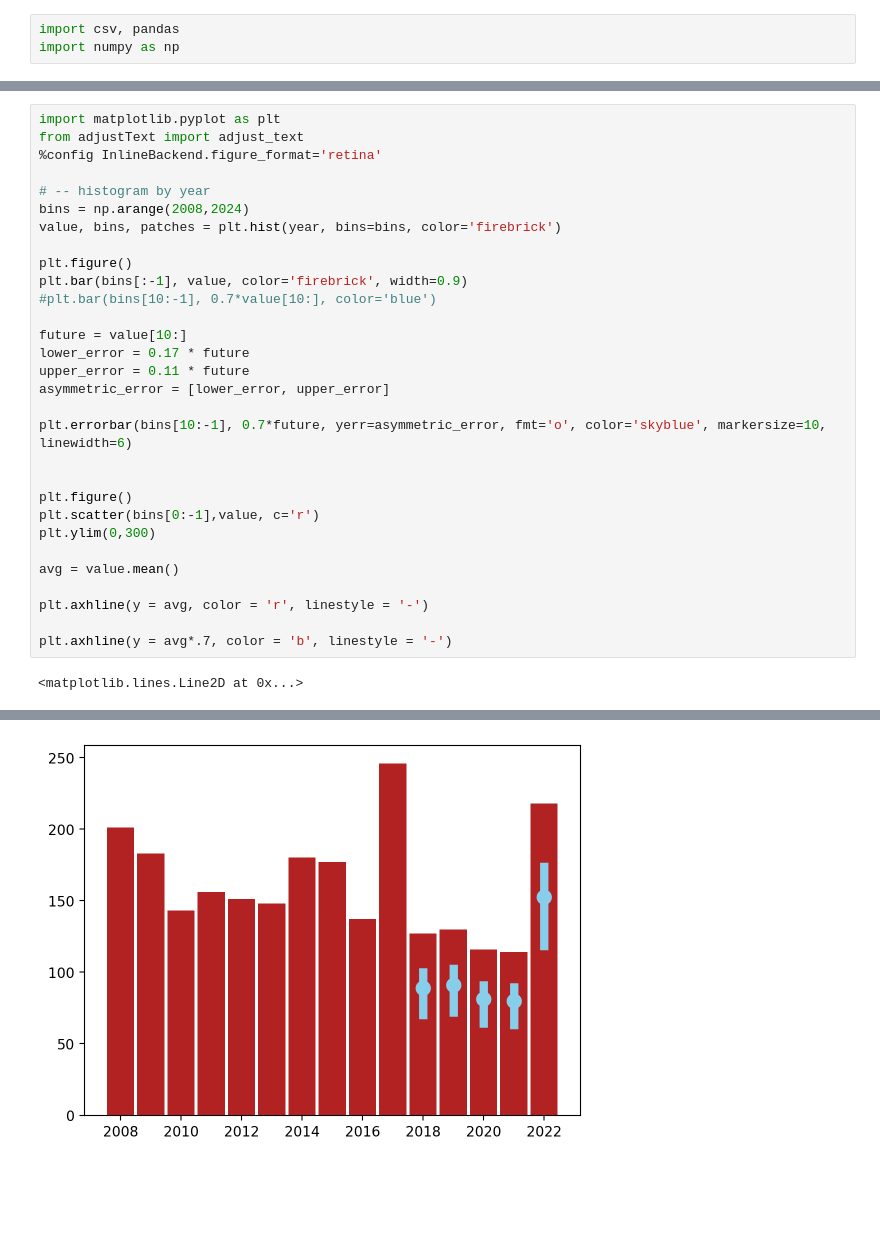
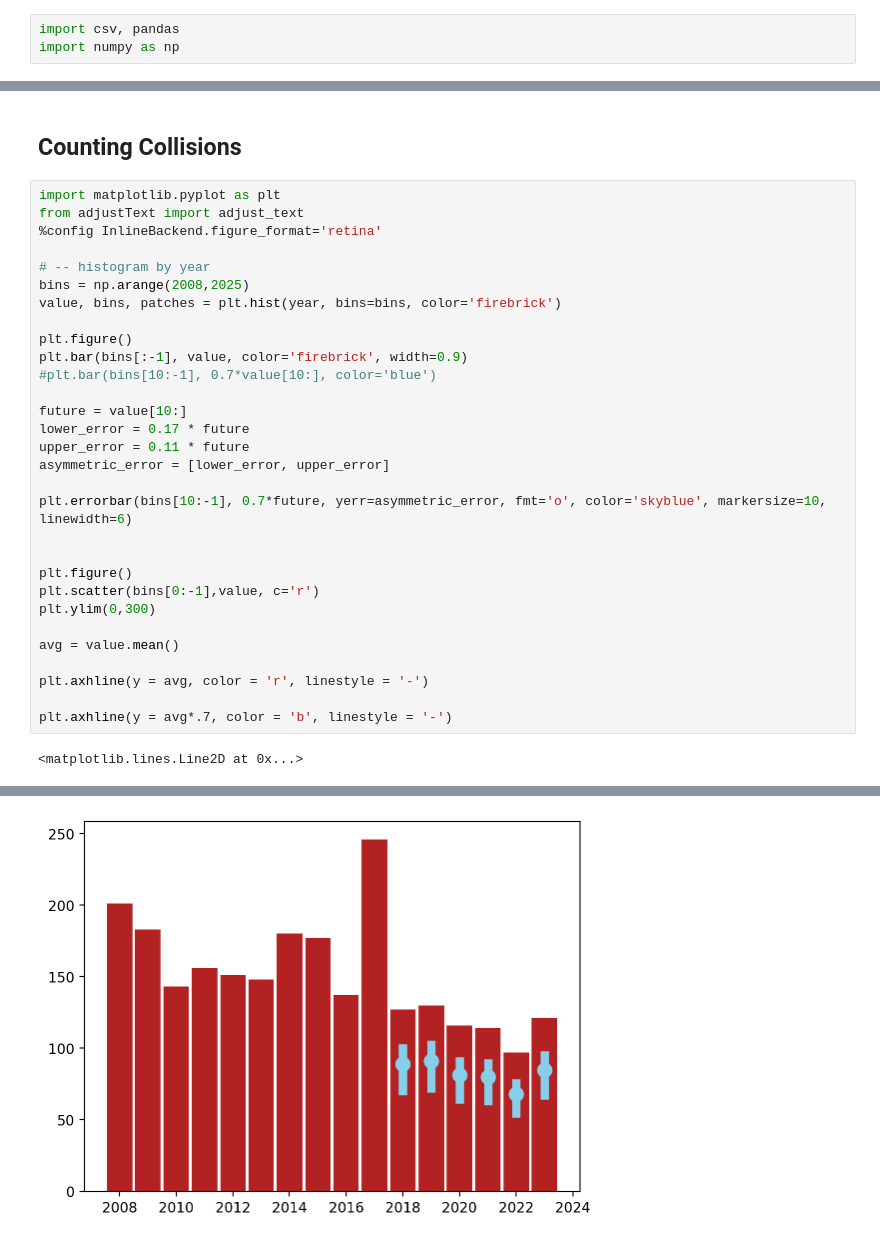
Before and after one commit to jkanner/og-collisions, a Jupyter notebook: collisions.ipynb, the cells around one changed output, grey strips where cells are left out. Drawn from its saved outputs; the diff is of its cells as text; blank space fills up the shorter version.

```diff
--- a/collisions.ipynb
+++ b/collisions.ipynb
@@ -33,10 +83,12 @@ year = [int(fulldate.split('/')[2]) for fulldate in date]
+# %% [markdown]
+## Counting Collisions
 # %%
 import matplotlib.pyplot as plt
 from adjustText import adjust_text
 %config InlineBackend.figure_format='retina'
 
 # -- histogram by year
-bins = np.arange(2008,2024)
+bins = np.arange(2008,2025)
 value, bins, patches = plt.hist(year, bins=bins, color='firebrick')
 
 plt.figure()
@@ -66 +118 @@ plt.axhline(y = avg*.7, color = 'b', linestyle = '-')
-[figure, old version]
+[figure, new version]
```
Also changed, not shown: parts of 8 cells of this notebook.
